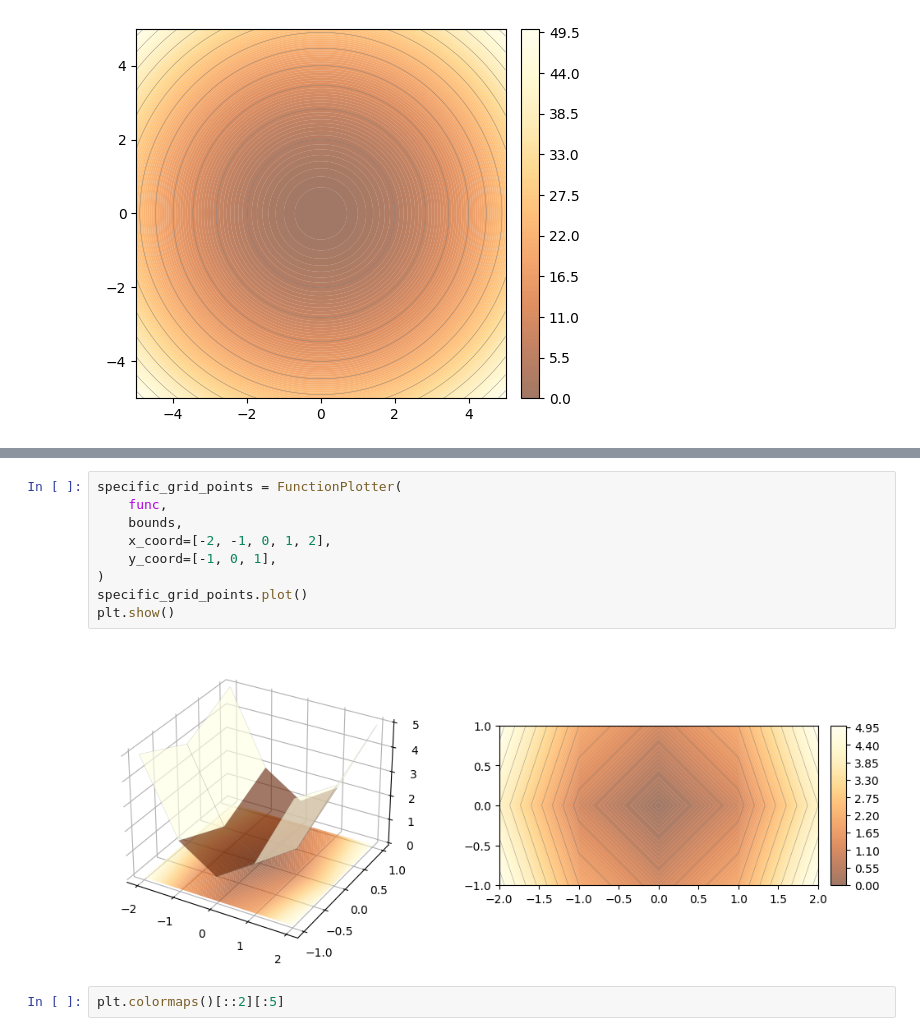
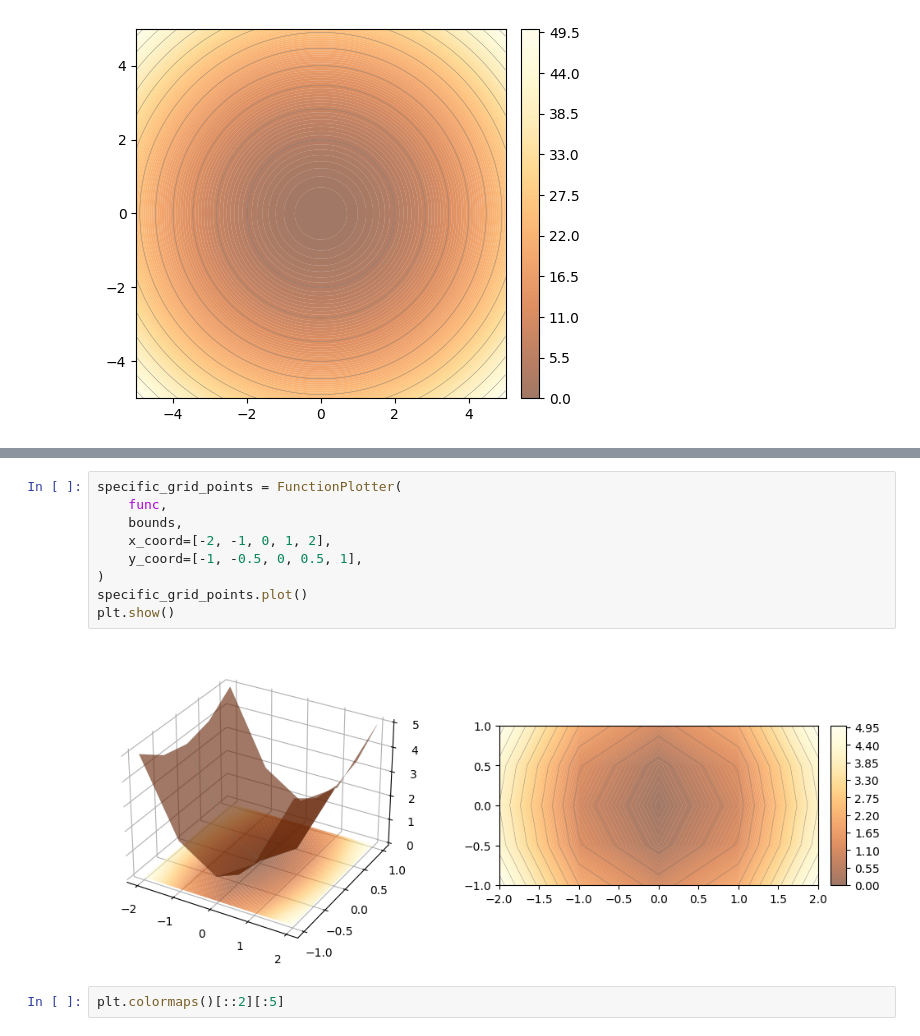
Before and after one commit to estripling/fbench, a Jupyter notebook: docs/source/example.ipynb, the cells around one changed output, grey strips where cells are left out. Cells and saved outputs as stored; diff of their text form.

```diff
--- a/docs/source/example.ipynb
+++ b/docs/source/example.ipynb
@@ -95,14 +95,14 @@ plt.show()
 # %%
 specific_grid_points = FunctionPlotter(
     func,
     bounds,
     x_coord=[-2, -1, 0, 1, 2],
-    y_coord=[-1, 0, 1],
+    y_coord=[-1, -0.5, 0, 0.5, 1],
 )
 specific_grid_points.plot()
 plt.show()
 # %% [output]
-[figure, old version]
+[figure, new version]
 # %%
 plt.colormaps()[::2][:5]
 # %% [output]
```
Also changed, not shown: parts of 6 cells of this notebook, 6 other files.
